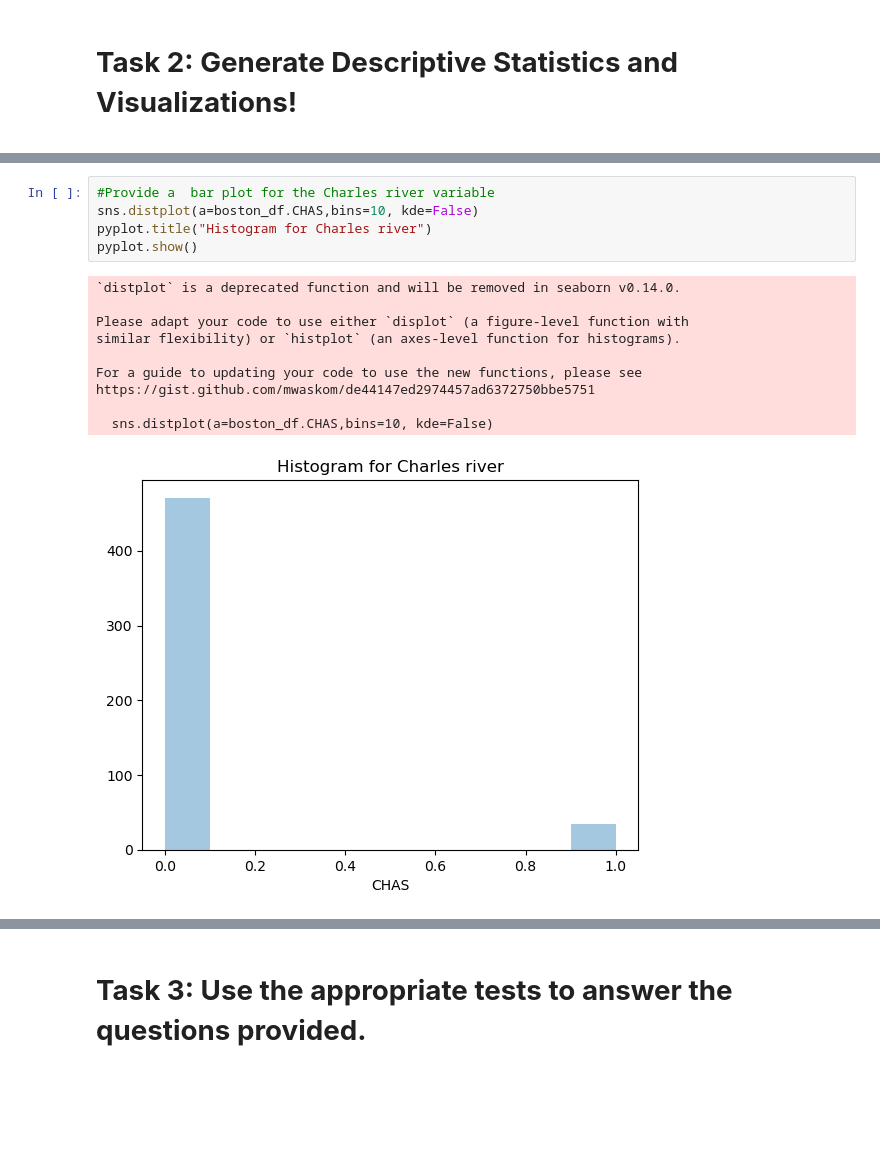
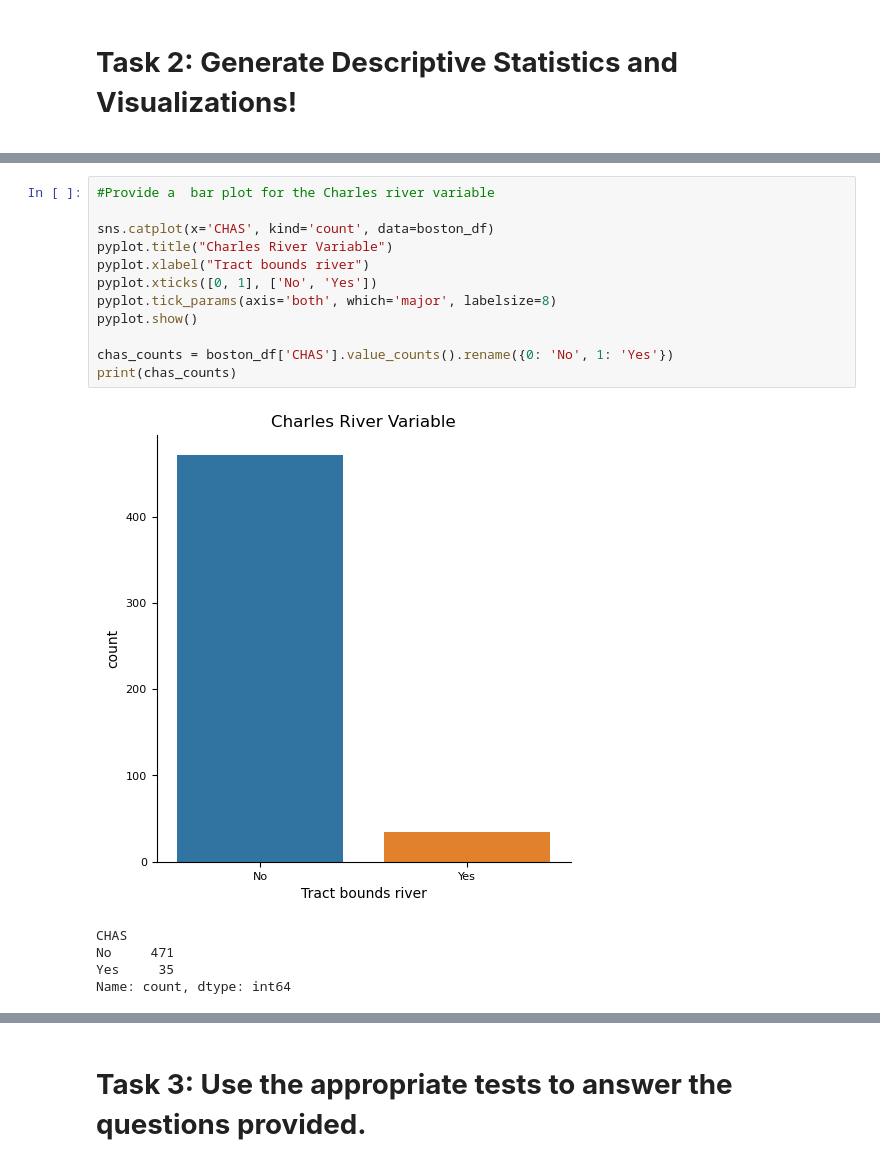
Before and after one commit to saradnitin/SharePointPractice, a Jupyter notebook: Peer-Graded-Assignment-jupyterlite-v2.ipynb, the cells around one changed output, grey strips where cells are left out. Cells and saved outputs as stored; diff of their text form; blank space fills up the shorter version.

```diff
--- a/Peer-Graded-Assignment-jupyterlite-v2.ipynb
+++ b/Peer-Graded-Assignment-jupyterlite-v2.ipynb
@@ -80,19 +91,21 @@ pyplot.show()
-# %%
-#Provide a  bar plot for the Charles river variable
-sns.distplot(a=boston_df.CHAS,bins=10, kde=False)
-pyplot.title("Histogram for Charles river")
-pyplot.show()
-# %% [output]
-`distplot` is a deprecated function and will be removed in seaborn v0.14.0.
-
-Please adapt your code to use either `displot` (a figure-level function with
-similar flexibility) or `histplot` (an axes-level function for histograms).
-
-For a guide to updating your code to use the new functions, please see
-https://gist.github.com/mwaskom/de44147ed2974457ad6372750bbe5751
-
-  sns.distplot(a=boston_df.CHAS,bins=10, kde=False)
-[figure, removed]
+# %%
+#Provide a  bar plot for the Charles river variable
+
+sns.catplot(x='CHAS', kind='count', data=boston_df)
+pyplot.title("Charles River Variable")
+pyplot.xlabel("Tract bounds river")
+pyplot.xticks([0, 1], ['No', 'Yes'])
+pyplot.tick_params(axis='both', which='major', labelsize=8)
+pyplot.show()
+
+chas_counts = boston_df['CHAS'].value_counts().rename({0: 'No', 1: 'Yes'})
+print(chas_counts)
+# %% [output]
+[figure, added]
+CHAS
+No     471
+Yes     35
+Name: count, dtype: int64
 # %%
 #Provide a boxplot for the MEDV variable vs the AGE variable.
 #(Discretize the age variable into three groups of 35 years and younger,
```
Also changed, not shown: parts of 19 cells of this notebook.
